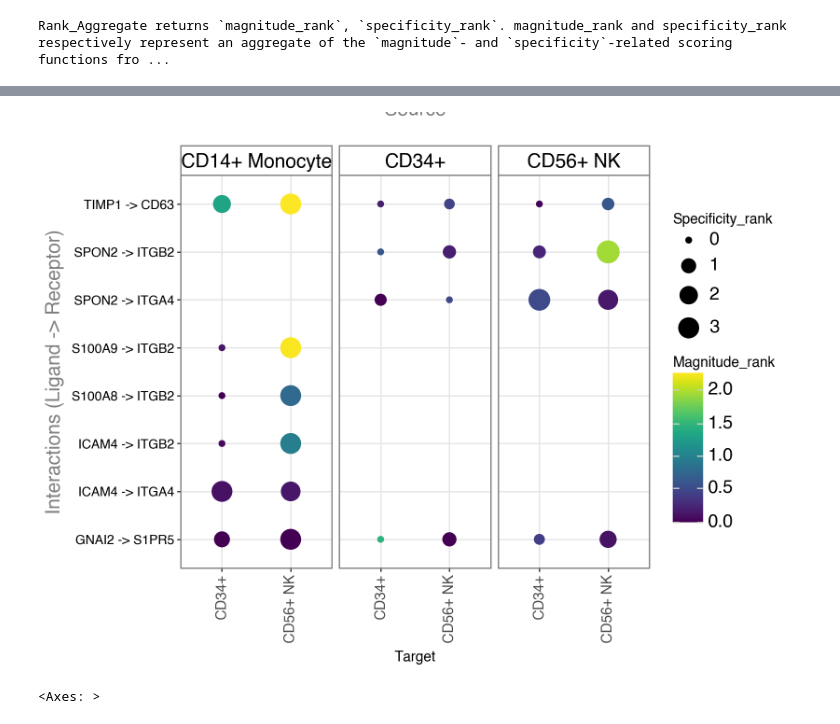
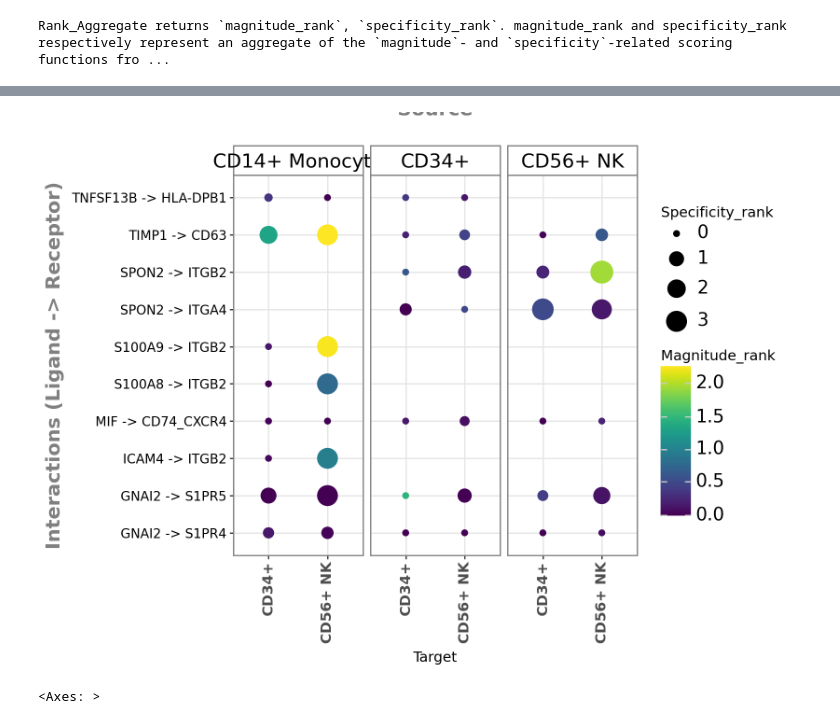
Before and after one commit to maxi7524/project_computational_biology_initial_conditions_pymyboss, a Jupyter notebook: notebooks/tutorial_1.ipynb, the cells around one changed output, grey strips where cells are left out. Cells and saved outputs as stored; diff of their text form; code cells hidden in the pictures.

```diff
--- a/notebooks/tutorial_1.ipynb
+++ b/notebooks/tutorial_1.ipynb
@@ -346,16 +387,16 @@ See the caveats in the documentation: https://pandas.pydata.org/pandas-docs/stab
 # %%
 li.pl.dotplot(adata = adata,
                         colour='magnitude_rank',
                         inverse_colour=True,
                         size='specificity_rank',
                         inverse_size=True,
                         source_labels=['CD34+', 'CD56+ NK', 'CD14+ Monocyte'],
                         target_labels=['CD34+', 'CD56+ NK'],
                         # TODO - here we apply filter for obtaining only specify results
-                        filter_fun=lambda x: x['specificity_rank'] <= 0.01,
+                        filter_fun=lambda x: x['specificity_rank'] >= 0.7,
                        )
 # %% [output]
-[figure, old version]
+[figure, new version]
 # %%
 li.pl.circle_plot(adata,
                   groupby='bulk_labels',
```
Also changed, not shown: parts of 30 cells of this notebook, 5 other files.
